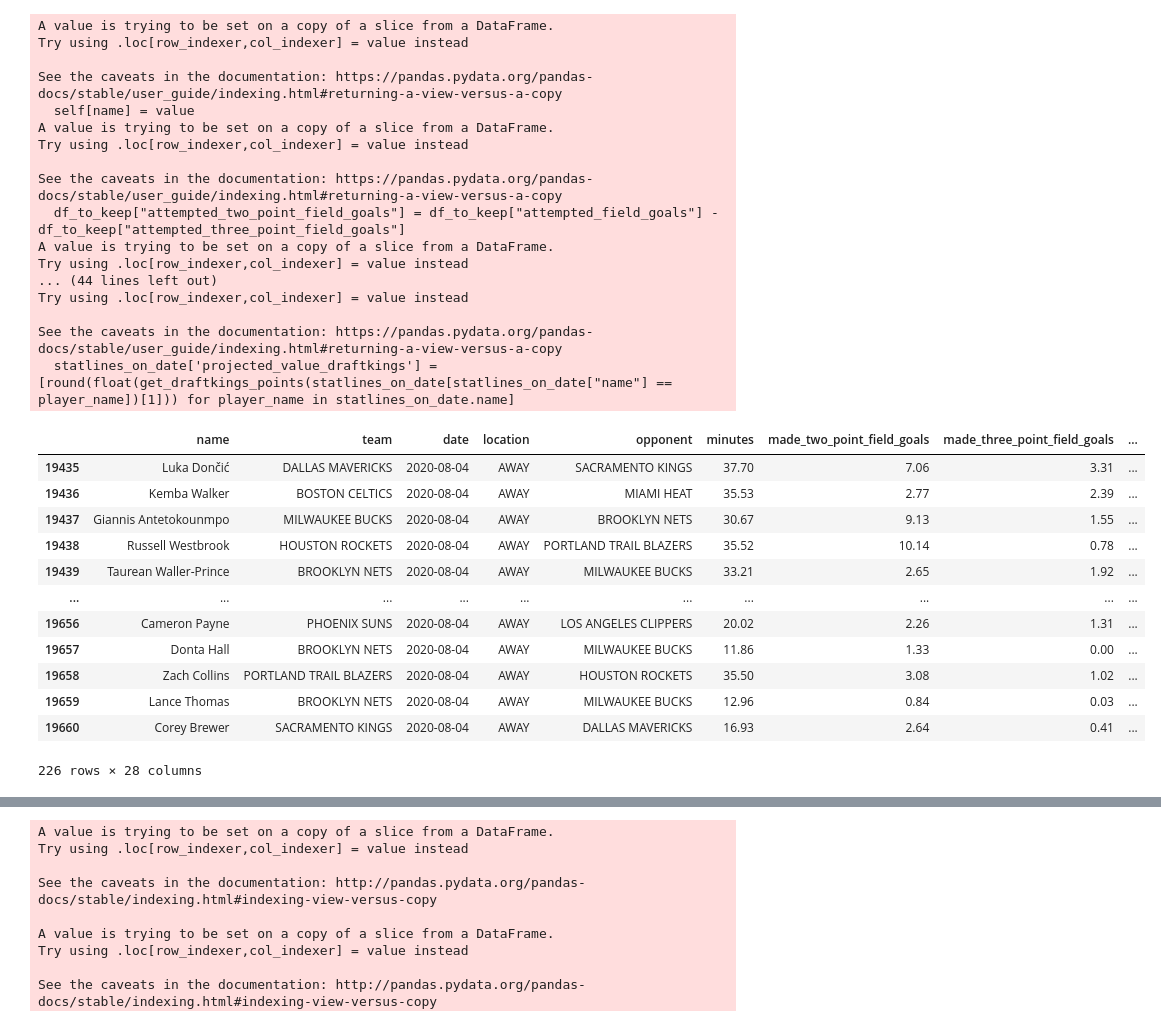
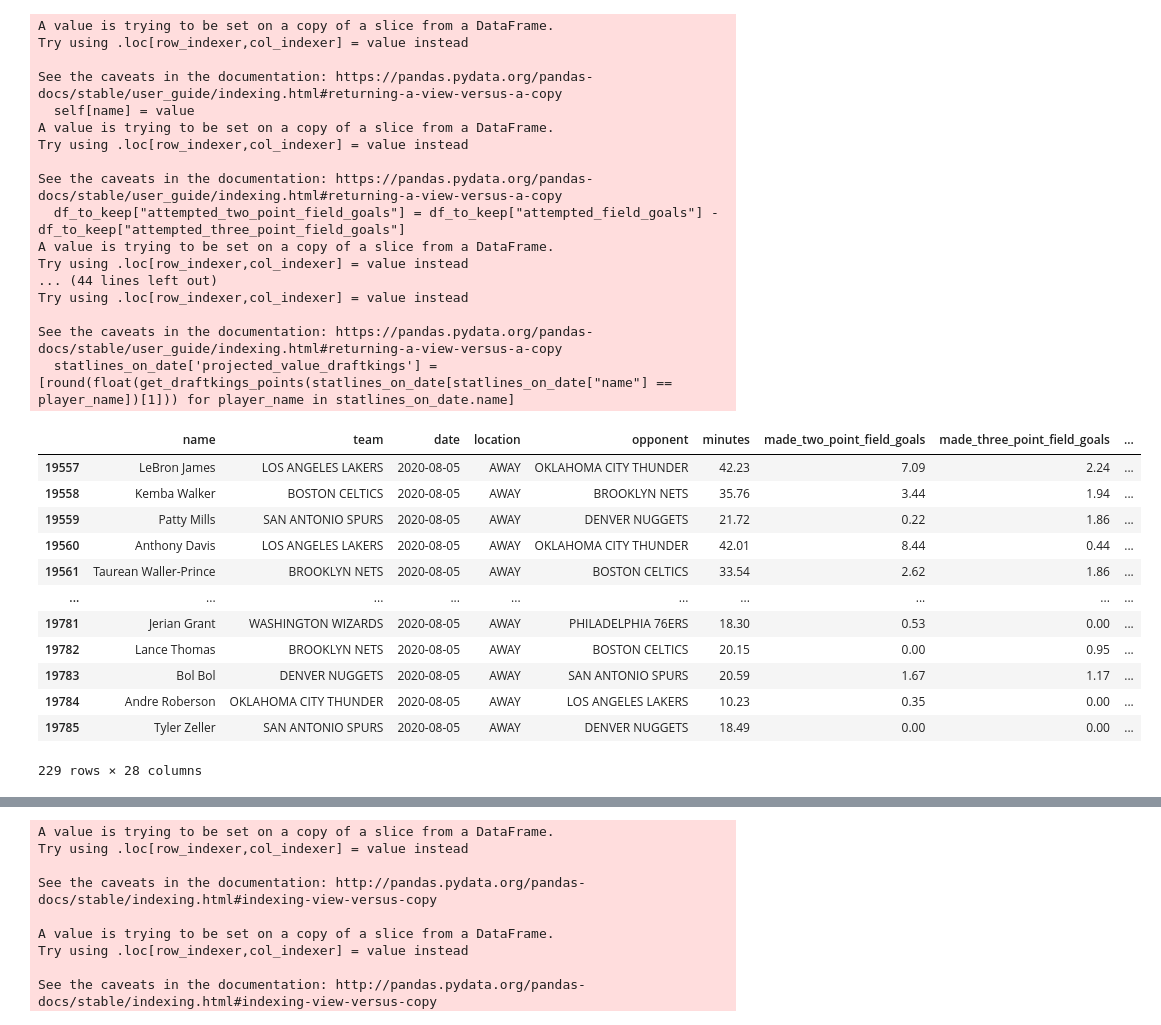
Before and after one commit to Shaviv-Hoffman-Lowitz/Sports-Analytics-Group-at-Berkeley-Machine-Learning-Project, a Jupyter notebook: final_model.ipynb, the cells around one changed output, grey strips where cells are left out. Cells and saved outputs as stored; diff of their text form; code cells hidden in the pictures.

Commit message:
august 5 projections

```diff
--- a/final_model.ipynb
+++ b/final_model.ipynb
@@ -725,47 +745,47 @@ def predict_unplayed_games(start_date, game_date):
     augmented_box_scores.index = range(augmented_box_scores.shape[0])
     predicted_statlines = statline_output(augmented_box_scores, input_statistics)
     statlines_on_date = predicted_statlines[predicted_statlines.date.str.contains(tstr)]
     statlines_on_date['projected_points'] = [round(float(get_points(statlines_on_date[statlines_on_date["name"] == player_name])[0]), 2) for player_name in statlines_on_date.name]
     statlines_on_date['projected_points_draftkings'] = [round(float(get_draftkings_points(statlines_on_date[statlines_on_date["name"] == player_name])[0]), 2) for player_name in statlines_on_date.name]
     statlines_on_date['projected_value'] = [round(float(get_points(statlines_on_date[statlines_on_date["name"] == player_name])[1])) for player_name in statlines_on_date.name]
     statlines_on_date['projected_value_draftkings'] = [round(float(get_draftkings_points(statlines_on_date[statlines_on_date["name"] == player_name])[1])) for player_name in statlines_on_date.name]
     output_filename = './AllCSVs/predictions_for_' + mstr + "_" + dstr + "_" + str(game_date.year) + "_unplayed.csv"
     statlines_on_date.to_csv(output_filename)
     return statlines_on_date
 
-august_4_predictions = predict_unplayed_games(datetime(2019, 11, 1), datetime(2020, 8, 4))
-august_4_predictions
+august_5_predictions = predict_unplayed_games(datetime(2019, 11, 1), datetime(2020, 8, 5))
+august_5_predictions
 # %% [output]
 A value is trying to be set on a copy of a slice from a DataFrame.
 Try using .loc[row_indexer,col_indexer] = value instead
 
 See the caveats in the documentation: https://pandas.pydata.org/pandas-docs/stable/user_guide/indexing.html#returning-a-view-versus-a-copy
   self[name] = value
 A value is trying to be set on a copy of a slice from a DataFrame.
 Try using .loc[row_indexer,col_indexer] = value instead
 
 See the caveats in the documentation: https://pandas.pydata.org/pandas-docs/stable/user_guide/indexing.html#returning-a-view-versus-a-copy
   df_to_keep["attempted_two_point_field_goals"] = df_to_keep["attempted_field_goals"] - df_to_keep["attempted_three_point_field_goals"]
 A value is trying to be set on a copy of a slice from a DataFrame.
 Try using .loc[row_indexer,col_indexer] = value instead
 ... (44 lines left out)
 Try using .loc[row_indexer,col_indexer] = value instead
 
 See the caveats in the documentation: https://pandas.pydata.org/pandas-docs/stable/user_guide/indexing.html#returning-a-view-versus-a-copy
   statlines_on_date['projected_value_draftkings'] = [round(float(get_draftkings_points(statlines_on_date[statlines_on_date["name"] == player_name])[1])) for player_name in statlines_on_date.name]
 |  | name | team | date | location | opponent | minutes | made_two_point_field_goals | made_three_point_field_goals | ... |
-| 19435 | Luka Dončić | DALLAS MAVERICKS | 2020-08-04 | AWAY | SACRAMENTO KINGS | 37.70 | 7.06 | 3.31 | ... |
-| 19436 | Kemba Walker | BOSTON CELTICS | 2020-08-04 | AWAY | MIAMI HEAT | 35.53 | 2.77 | 2.39 | ... |
-| 19437 | Giannis Antetokounmpo | MILWAUKEE BUCKS | 2020-08-04 | AWAY | BROOKLYN NETS | 30.67 | 9.13 | 1.55 | ... |
-| 19438 | Russell Westbrook | HOUSTON ROCKETS | 2020-08-04 | AWAY | PORTLAND TRAIL BLAZERS | 35.52 | 10.14 | 0.78 | ... |
-| 19439 | Taurean Waller-Prince | BROOKLYN NETS | 2020-08-04 | AWAY | MILWAUKEE BUCKS | 33.21 | 2.65 | 1.92 | ... |
+| 19557 | LeBron James | LOS ANGELES LAKERS | 2020-08-05 | AWAY | OKLAHOMA CITY THUNDER | 42.23 | 7.09 | 2.24 | ... |
+| 19558 | Kemba Walker | BOSTON CELTICS | 2020-08-05 | AWAY | BROOKLYN NETS | 35.76 | 3.44 | 1.94 | ... |
+| 19559 | Patty Mills | SAN ANTONIO SPURS | 2020-08-05 | AWAY | DENVER NUGGETS | 21.72 | 0.22 | 1.86 | ... |
+| 19560 | Anthony Davis | LOS ANGELES LAKERS | 2020-08-05 | AWAY | OKLAHOMA CITY THUNDER | 42.01 | 8.44 | 0.44 | ... |
+| 19561 | Taurean Waller-Prince | BROOKLYN NETS | 2020-08-05 | AWAY | BOSTON CELTICS | 33.54 | 2.62 | 1.86 | ... |
 | ... | ... | ... | ... | ... | ... | ... | ... | ... | ... |
-| 19656 | Cameron Payne | PHOENIX SUNS | 2020-08-04 | AWAY | LOS ANGELES CLIPPERS | 20.02 | 2.26 | 1.31 | ... |
-| 19657 | Donta Hall | BROOKLYN NETS | 2020-08-04 | AWAY | MILWAUKEE BUCKS | 11.86 | 1.33 | 0.00 | ... |
-| 19658 | Zach Collins | PORTLAND TRAIL BLAZERS | 2020-08-04 | AWAY | HOUSTON ROCKETS | 35.50 | 3.08 | 1.02 | ... |
-| 19659 | Lance Thomas | BROOKLYN NETS | 2020-08-04 | AWAY | MILWAUKEE BUCKS | 12.96 | 0.84 | 0.03 | ... |
-| 19660 | Corey Brewer | SACRAMENTO KINGS | 2020-08-04 | AWAY | DALLAS MAVERICKS | 16.93 | 2.64 | 0.41 | ... |
+| 19781 | Jerian Grant | WASHINGTON WIZARDS | 2020-08-05 | AWAY | PHILADELPHIA 76ERS | 18.30 | 0.53 | 0.00 | ... |
+| 19782 | Lance Thomas | BROOKLYN NETS | 2020-08-05 | AWAY | BOSTON CELTICS | 20.15 | 0.00 | 0.95 | ... |
+| 19783 | Bol Bol | DENVER NUGGETS | 2020-08-05 | AWAY | SAN ANTONIO SPURS | 20.59 | 1.67 | 1.17 | ... |
+| 19784 | Andre Roberson | OKLAHOMA CITY THUNDER | 2020-08-05 | AWAY | LOS ANGELES LAKERS | 10.23 | 0.35 | 0.00 | ... |
+| 19785 | Tyler Zeller | SAN ANTONIO SPURS | 2020-08-05 | AWAY | DENVER NUGGETS | 18.49 | 0.00 | 0.00 | ... |
-226 rows × 28 columns
+229 rows × 28 columns
 # %%
 # contests(sport=Sport.NBA)
 # draftables(draft_group_id=4)
```
Also changed, not shown: parts of 4 cells of this notebook, 10 other files.
